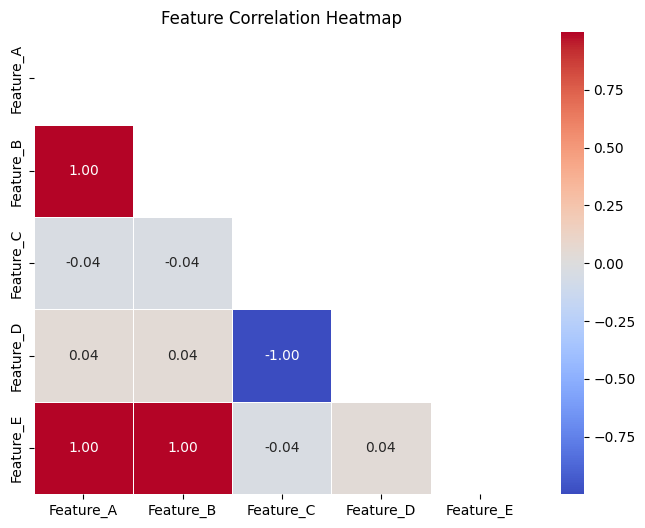
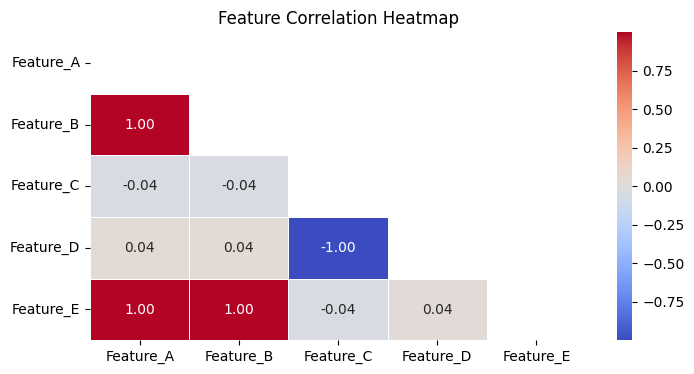
The change to this notebook cell's code, shown as a diff; its figure went from the first image to the second:
--- before
+++ after
@@ -18,5 +18,5 @@
 
 corr_matrix = df.corr()
-plt.figure(figsize=(8, 6))
+plt.figure(figsize=(8, 4))
 
 mask = np.triu(np.ones_like(corr_matrix, dtype=bool))

Commit: update